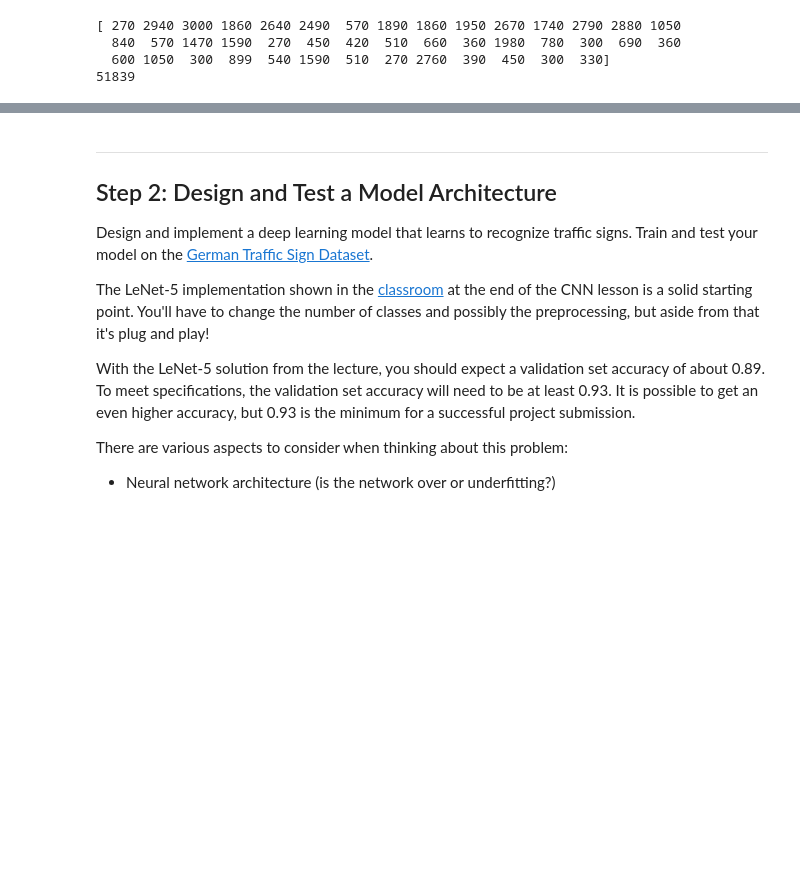
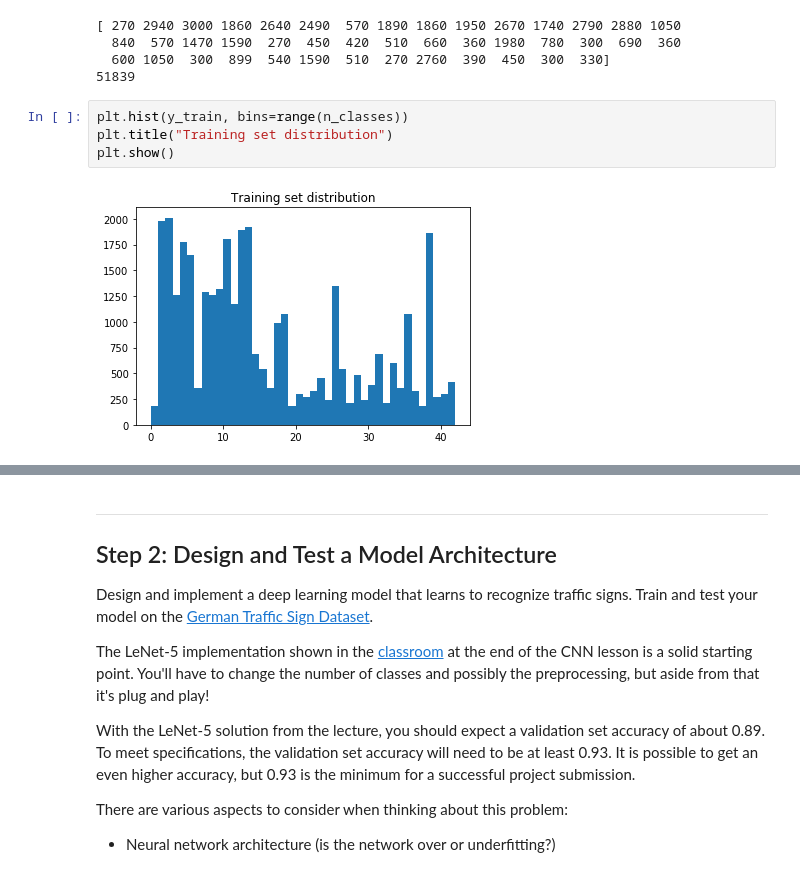
Before and after one commit to kennt/CarND1-P2, a Jupyter notebook: Traffic_Sign_Classifier.ipynb, the cells around one changed output, grey strips where cells are left out. Drawn from its saved outputs; the diff is of its cells as text; blank space fills up the shorter version.

```diff
--- a/Traffic_Sign_Classifier.ipynb
+++ b/Traffic_Sign_Classifier.ipynb
@@ -125,3 +127,9 @@ print(sum(total_counts))
   840  570 1470 1590  270  450  420  510  660  360 1980  780  300  690  360
   600 1050  300  899  540 1590  510  270 2760  390  450  300  330]
 51839
+# %%
+plt.hist(y_train, bins=range(n_classes))
+plt.title("Training set distribution")
+plt.show()
+# %% [output]
+[figure, added]
```
Also changed, not shown: parts of 23 cells of this notebook, 6 other files.
